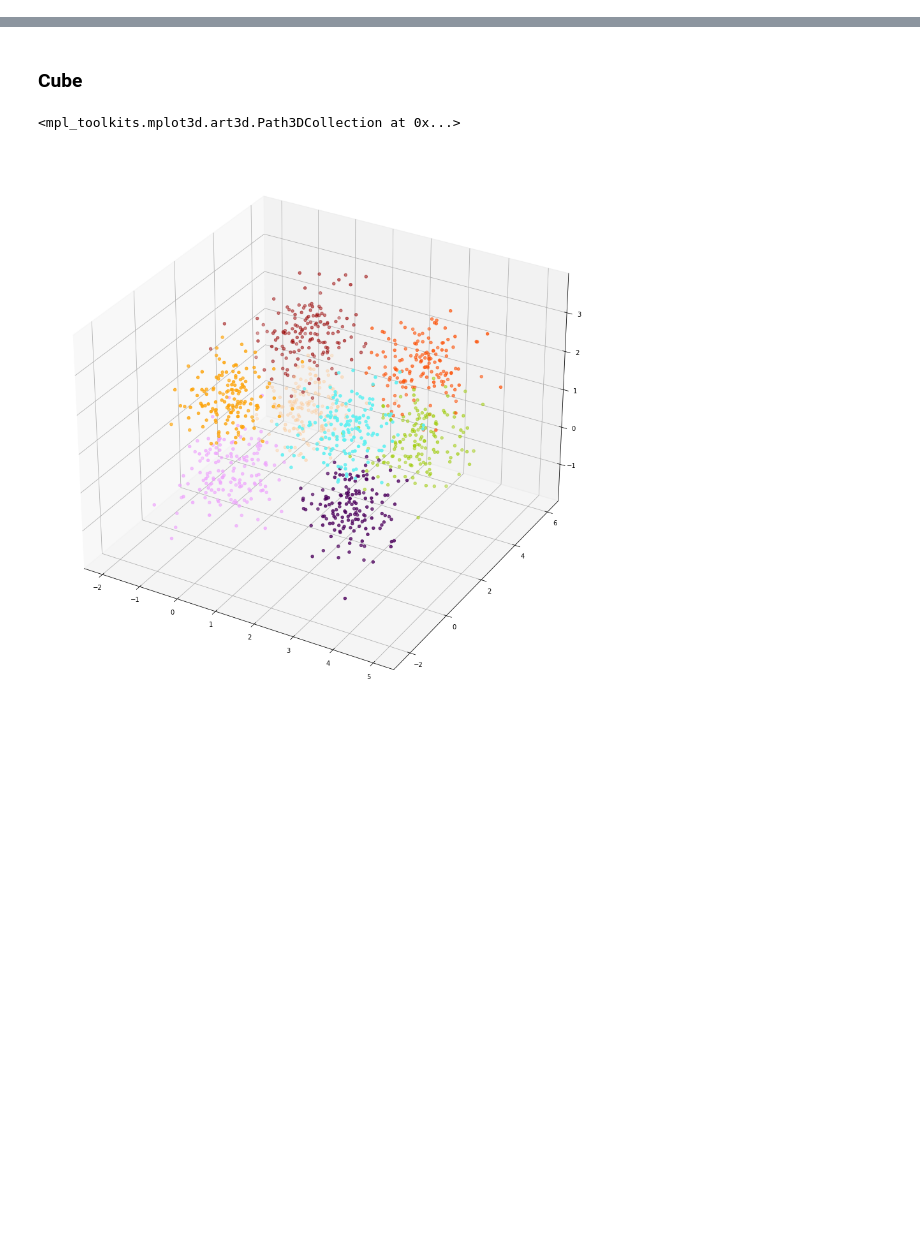
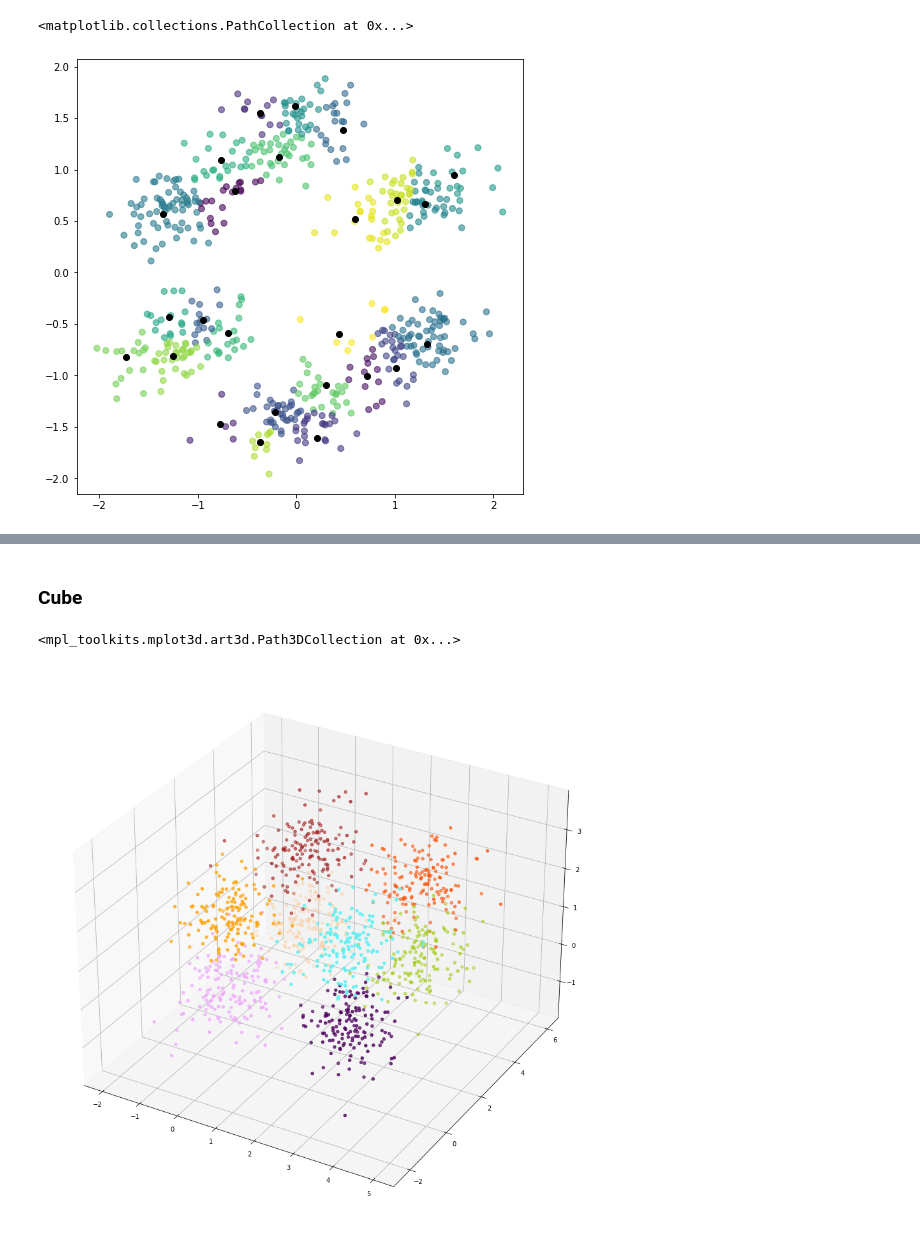
Before and after one commit to bartoszrozek/Metody-Inteligencji-Obliczeniowej, a Jupyter notebook: zadania/kohonen/kohonen_lab1.ipynb, the cells around one changed output, grey strips where cells are left out. Cells and saved outputs as stored; diff of their text form; code cells hidden in the pictures; blank space fills up the shorter version.

```diff
--- a/zadania/kohonen/kohonen_lab1.ipynb
+++ b/zadania/kohonen/kohonen_lab1.ipynb
@@ -61,0 +100,14 @@ x = np.asarray(dataset.iloc[:,[0,1]])
+# %%
+koh = kohonen(5,5,x,1, architecture = "rectangle")
+
+fig = plt.figure(figsize=(8,8))
+
+
+koh.learn(lambda_=100, method="gauss")
+c = koh.classify()
+
+plt.scatter(dataset['x'], dataset['y'], c=c, alpha=0.6)
+plt.scatter(koh.neurons[:,0],koh.neurons[:,1], color = "black")
+# %% [output]
+<matplotlib.collections.PathCollection at 0x...>
+[figure, added]
```
Also changed, not shown: parts of 11 cells of this notebook.
